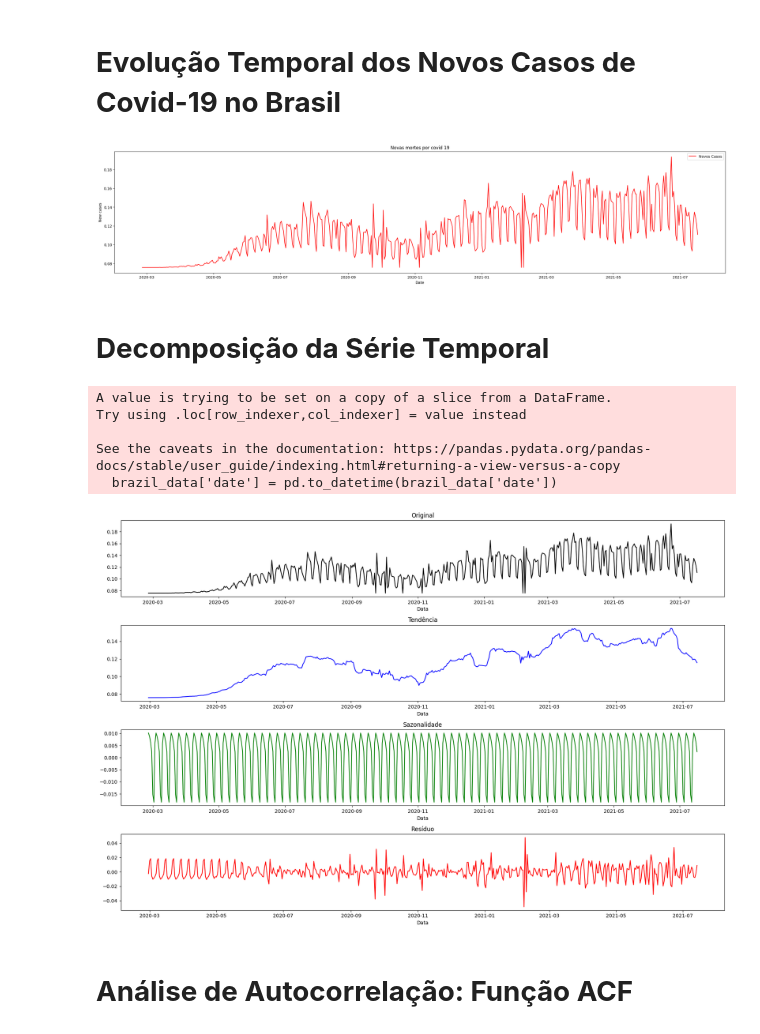
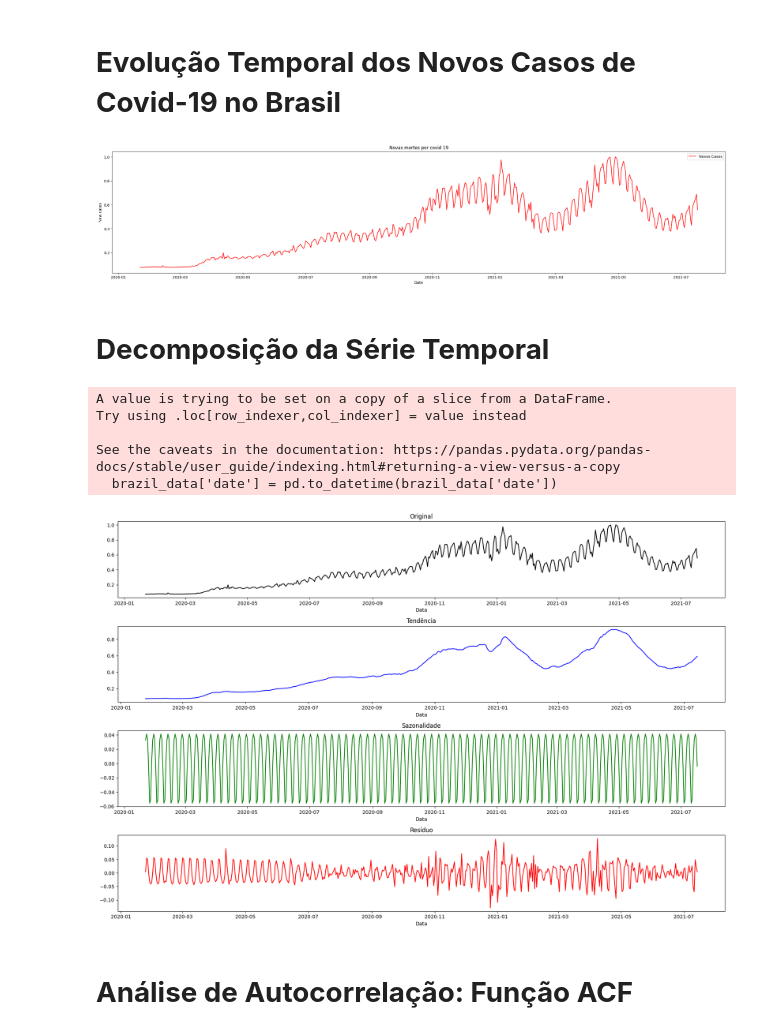
Before and after one commit to ISMAELSOUSAFONTELESCASTRO/notebook, a Jupyter notebook: Análise_de_Risco_e_Probabilidade_de_Eventos_Extremos.ipynb, the cells around one changed output. Saved outputs shown, nothing was run; the diff lists cells and outputs as text; code cells hidden in the pictures.

```diff
--- a/Análise_de_Risco_e_Probabilidade_de_Eventos_Extremos.ipynb
+++ b/Análise_de_Risco_e_Probabilidade_de_Eventos_Extremos.ipynb
@@ -28,12 +28,10 @@ scaler = MinMaxScaler()
 numerical_data = data.select_dtypes(include=['number'])
 normalized_numerical_data = pd.DataFrame(scaler.fit_transform(numerical_data), columns=numerical_data.columns)
 
-# Codificando as colunas de string usando one-hot encoding
 non_numerical_data = data.select_dtypes(exclude=['number'])
-encoded_non_numerical_data = pd.get_dummies(non_numerical_data, drop_first=True)
 
 # Concatenando os dados normalizados e os dados codificados
-dataNormalized = pd.concat([normalized_numerical_data, encoded_non_numerical_data], axis=1)
+dataNormalized = pd.concat([non_numerical_data, normalized_numerical_data], axis=1)
 
 print(dataNormalized.describe())
 print(data.dtypes)
@@ -78,22 +76,22 @@ Mínimo 0.0
 
 # **Evolução Temporal dos Novos Casos de Covid-19 no Brasil**
 # %%
-brazil_data = dataNormalized[dataNormalized['location_Brazil'] == True]
+brazil_data = dataNormalized[dataNormalized['location'] == 'World']
 plt.figure(figsize=(30, 6))
 plt.plot(brazil_data['date'], brazil_data['new_cases'], label = 'Novos Casos', color = 'red')
 plt.xlabel('Date')
 plt.ylabel('New cases')
 plt.title('Novas mortes por covid 19')
 plt.legend()
 plt.show()
 # %% [output]
-[figure, old version]
+[figure, new version]
 # %% [markdown]
 # **Decomposição da Série Temporal**
 # %%
 
 brazil_data['date'] = pd.to_datetime(brazil_data['date'])
-#brazil_data.set_index('date', inplace=True)
+brazil_data.set_index('date', inplace=True)
 
 # Decompor a série temporal
 decomposition = seasonal_decompose(brazil_data['new_cases'], model='additive')  # ou model='multiplicative'
@@ -129,7 +127,7 @@ Try using .loc[row_indexer,col_indexer] = value instead
 
 See the caveats in the documentation: https://pandas.pydata.org/pandas-docs/stable/user_guide/indexing.html#returning-a-view-versus-a-copy
   brazil_data['date'] = pd.to_datetime(brazil_data['date'])
-[figure, old version]
+[figure, new version]
 # %% [markdown]
 # **Análise de Autocorrelação: Função ACF**
 # %%
```
Also changed, not shown: parts of 7 cells of this notebook.
